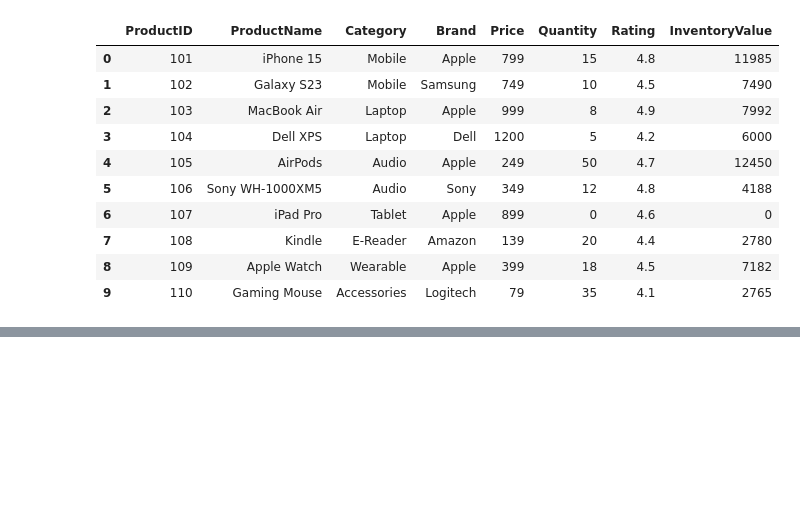
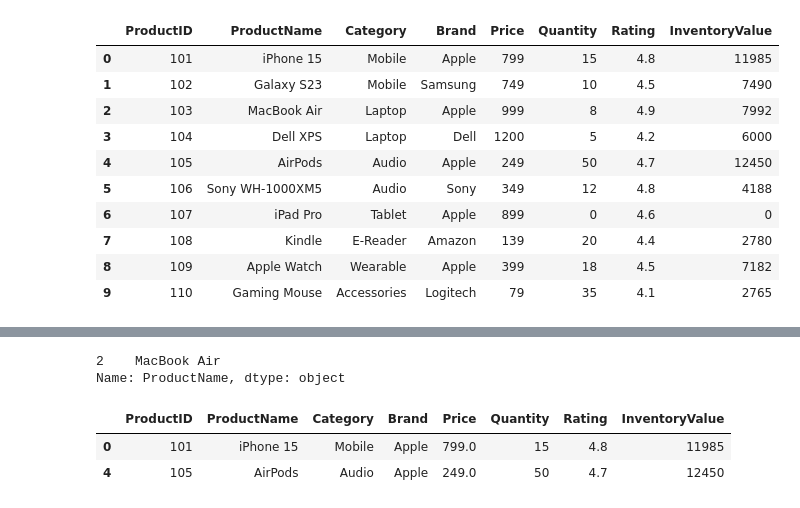
Before and after one commit to csslg22/XII-Informatics-Practices-065, a Jupyter notebook: DataFrame 02.ipynb, the cells around one changed output, grey strips where cells are left out. Drawn from its saved outputs; the diff is of its cells as text; code cells hidden in the pictures; blank space fills up the shorter version.

```diff
--- a/DataFrame 02.ipynb
+++ b/DataFrame 02.ipynb
@@ -696,0 +733,11 @@ print(df1)
+# %%
+print(df1.loc[(df1['Rating'] == df1['Rating'].max()),'ProductName'])
+# %% [output]
+2    MacBook Air
+Name: ProductName, dtype: object
+# %%
+df1[df1['InventoryValue']>10000]
+# %% [output]
+|  | ProductID | ProductName | Category | Brand | Price | Quantity | Rating | InventoryValue |
+| 0 | 101 | iPhone 15 | Mobile | Apple | 799.0 | 15 | 4.8 | 11985 |
+| 4 | 105 | AirPods | Audio | Apple | 249.0 | 50 | 4.7 | 12450 |
```
Also changed, not shown: parts of 7 cells of this notebook.
